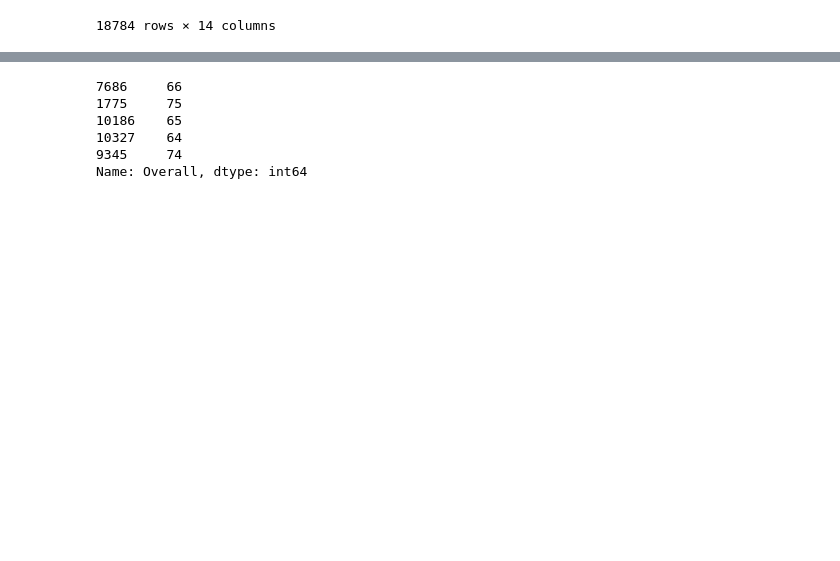
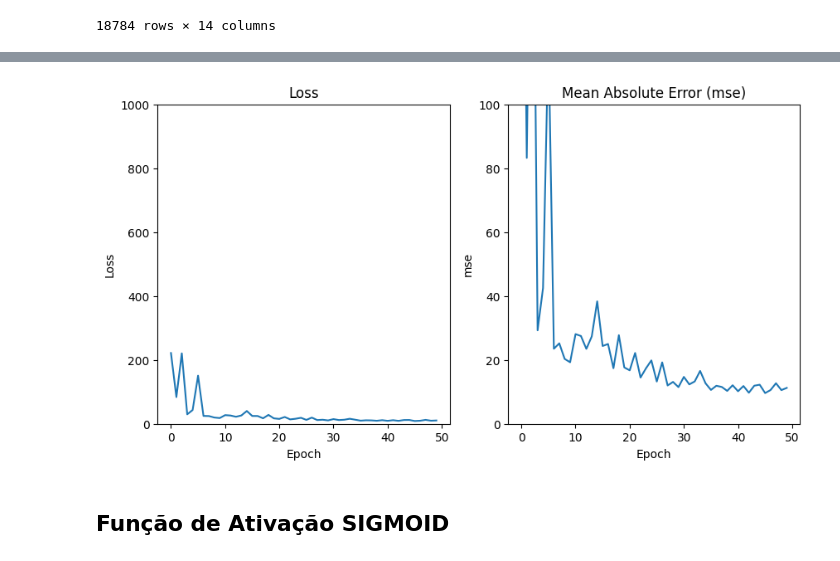
Before and after one commit to Zander404/IA, a Jupyter notebook: RedeNeural/layout_regression_keras_1.ipynb, the cells around one changed output, grey strips where cells are left out. Saved outputs shown, nothing was run; the diff lists cells and outputs as text; code cells hidden in the pictures; blank space fills up the shorter version.

```diff
--- a/RedeNeural/layout_regression_keras_1.ipynb
+++ b/RedeNeural/layout_regression_keras_1.ipynb
@@ -164,7 +157,0 @@ model.add(Dense(1))
-# %%
-model.compile(loss="mean_squared_error",
-              optimizer='adam',
-              metrics=["mse"])
-# %%
-#Train the model
-history = model.fit(X_train, y_train, epochs=100, batch_size=32, validation_split=0.4, verbose=1,)
@@ -188,0 +183,5 @@ Epoch 100/100
+# %%
+from sklearn.utils.class_weight import compute_sample_weight
+
+# Calcular pesos personalizados com base na distribuição dos valores alvo
+sample_weights = compute_sample_weight('balanced', y)
@@ -188,0 +190,30 @@ Epoch 100/100
+# %%
+from keras.optimizers import Adam, SGD
+from keras.regularizers import l2
+from keras.layers import Dense, BatchNormalization, Dropout, LayerNormalization, InputLayer
+from keras.initializers import glorot_uniform
+from sklearn.model_selection import KFold
+from keras import regularizers
+from keras.callbacks import LearningRateScheduler
+
+kf = KFold(n_splits=3, shuffle=True, random_state=42)
+def create_model():
+    model = Sequential()
+    model.add(InputLayer(input_shape=X_train.shape[1]))
+    model.add(Dense(64, activation='relu'))
+    model.add(Dense(32, activation='relu'))
+    model.add(Dense(1, activation="linear"))
+
+    model.compile(optimizer=Adam(0.001), loss="mean_squared_error", metrics=["mse"])
+    return model
+
+
+history_cross = []
+for train_index, test_index in kf.split(X, y ):
+    X_train, X_test = X.iloc[train_index], X.iloc[test_index]
+    y_train, y_test = y.iloc[train_index], y.iloc[test_index]
+    sample_weights_train = sample_weights[train_index]
+
+    model = create_model()
+    history_cross.append(model.fit(X_train, y_train, epochs=50, sample_weight=sample_weights_train,  batch_size=64, verbose=0))
+    loss, accuracy = model.evaluate(X_test, y_test)
@@ -239,9 +231,6 @@ X_test_ima[5:10]
-# %%
-y_test[5:10]
-# %% [output]
-7686     66
-1775     75
-10186    65
-10327    64
-9345     74
-Name: Overall, dtype: int64
+# %%
+graph(history=history_cross[0])
+# %% [output]
+[figure, added]
+# %% [markdown]
+## Função de Ativação SIGMOID
```
Also changed, not shown: parts of 42 cells of this notebook, 5 other files.
